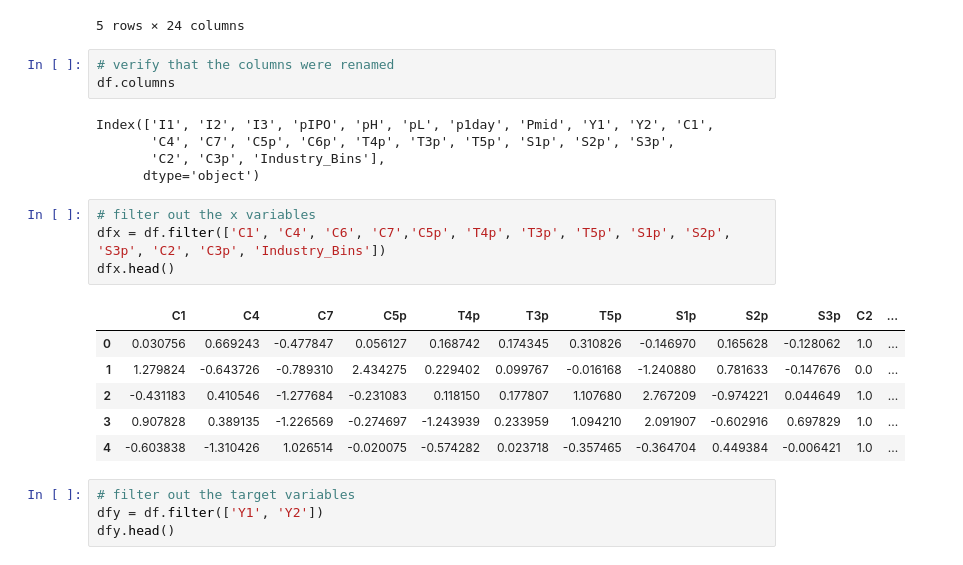
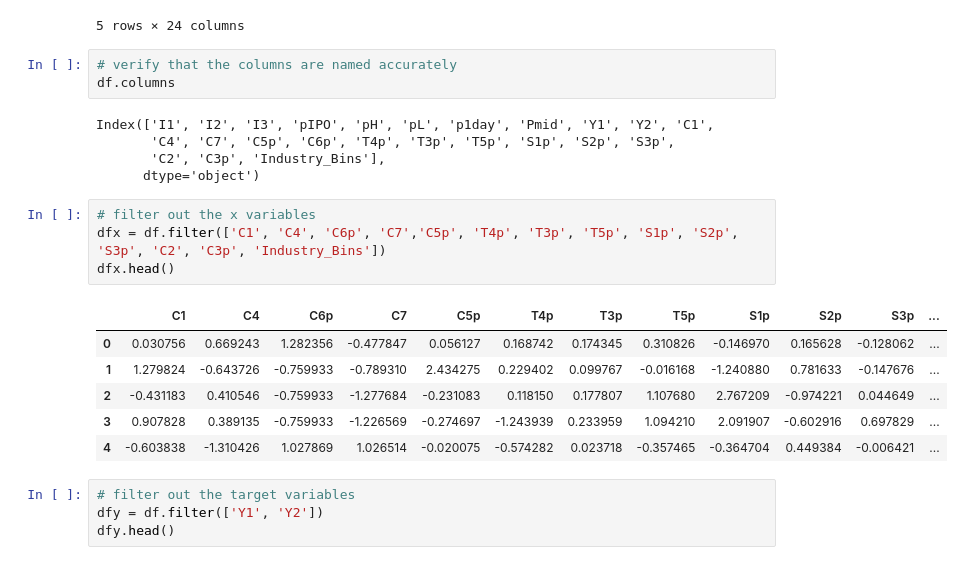
Before and after one commit to BA545-SP2019/2019-competition1-kerry-alex-and-mike, a Jupyter notebook: pipeline2/p2feature-selectiondf.ipynb, the cells around one changed output. Cells and saved outputs as stored; diff of their text form.

```diff
--- a/pipeline2/p2feature-selectiondf.ipynb
+++ b/pipeline2/p2feature-selectiondf.ipynb
@@ -15,7 +15,7 @@ df.head()
 | 4 | ACLI | AMERICAN COMMERCIAL LINES INC. | 4492 | 21.0 | 21.0 | 19.0 | 56.599998 | 20.0 | 0 | 1 | ... | ... |
 5 rows × 24 columns
 # %%
-# verify that the columns were renamed
+# verify that the columns are named accurately
 df.columns
 # %% [output]
 Index(['I1', 'I2', 'I3', 'pIPO', 'pH', 'pL', 'p1day', 'Pmid', 'Y1', 'Y2', 'C1',
@@ -24,15 +24,15 @@ Index(['I1', 'I2', 'I3', 'pIPO', 'pH', 'pL', 'p1day', 'Pmid', 'Y1', 'Y2', 'C1',
       dtype='object')
 # %%
 # filter out the x variables
-dfx = df.filter(['C1', 'C4', 'C6', 'C7','C5p', 'T4p', 'T3p', 'T5p', 'S1p', 'S2p', 'S3p', 'C2', 'C3p', 'Industry_Bins'])
+dfx = df.filter(['C1', 'C4', 'C6p', 'C7','C5p', 'T4p', 'T3p', 'T5p', 'S1p', 'S2p', 'S3p', 'C2', 'C3p', 'Industry_Bins'])
 dfx.head()
 # %% [output]
-|  | C1 | C4 | C7 | C5p | T4p | T3p | T5p | S1p | S2p | S3p | C2 | ... |
-| 0 | 0.030756 | 0.669243 | -0.477847 | 0.056127 | 0.168742 | 0.174345 | 0.310826 | -0.146970 | 0.165628 | -0.128062 | 1.0 | ... |
-| 1 | 1.279824 | -0.643726 | -0.789310 | 2.434275 | 0.229402 | 0.099767 | -0.016168 | -1.240880 | 0.781633 | -0.147676 | 0.0 | ... |
-| 2 | -0.431183 | 0.410546 | -1.277684 | -0.231083 | 0.118150 | 0.177807 | 1.107680 | 2.767209 | -0.974221 | 0.044649 | 1.0 | ... |
-| 3 | 0.907828 | 0.389135 | -1.226569 | -0.274697 | -1.243939 | 0.233959 | 1.094210 | 2.091907 | -0.602916 | 0.697829 | 1.0 | ... |
-| 4 | -0.603838 | -1.310426 | 1.026514 | -0.020075 | -0.574282 | 0.023718 | -0.357465 | -0.364704 | 0.449384 | -0.006421 | 1.0 | ... |
+|  | C1 | C4 | C6p | C7 | C5p | T4p | T3p | T5p | S1p | S2p | S3p | ... |
+| 0 | 0.030756 | 0.669243 | 1.282356 | -0.477847 | 0.056127 | 0.168742 | 0.174345 | 0.310826 | -0.146970 | 0.165628 | -0.128062 | ... |
+| 1 | 1.279824 | -0.643726 | -0.759933 | -0.789310 | 2.434275 | 0.229402 | 0.099767 | -0.016168 | -1.240880 | 0.781633 | -0.147676 | ... |
+| 2 | -0.431183 | 0.410546 | -0.759933 | -1.277684 | -0.231083 | 0.118150 | 0.177807 | 1.107680 | 2.767209 | -0.974221 | 0.044649 | ... |
+| 3 | 0.907828 | 0.389135 | -0.759933 | -1.226569 | -0.274697 | -1.243939 | 0.233959 | 1.094210 | 2.091907 | -0.602916 | 0.697829 | ... |
+| 4 | -0.603838 | -1.310426 | 1.027869 | 1.026514 | -0.020075 | -0.574282 | 0.023718 | -0.357465 | -0.364704 | 0.449384 | -0.006421 | ... |
 # %%
 # filter out the target variables
 dfy = df.filter(['Y1', 'Y2'])
```
Also changed, not shown: parts of 1 cell of this notebook, 12 other files.
